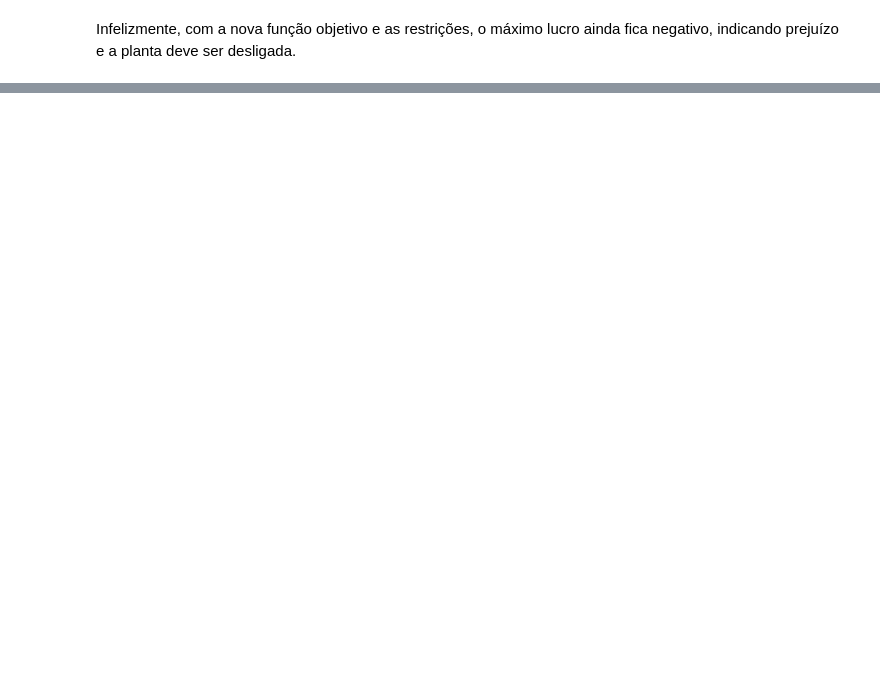
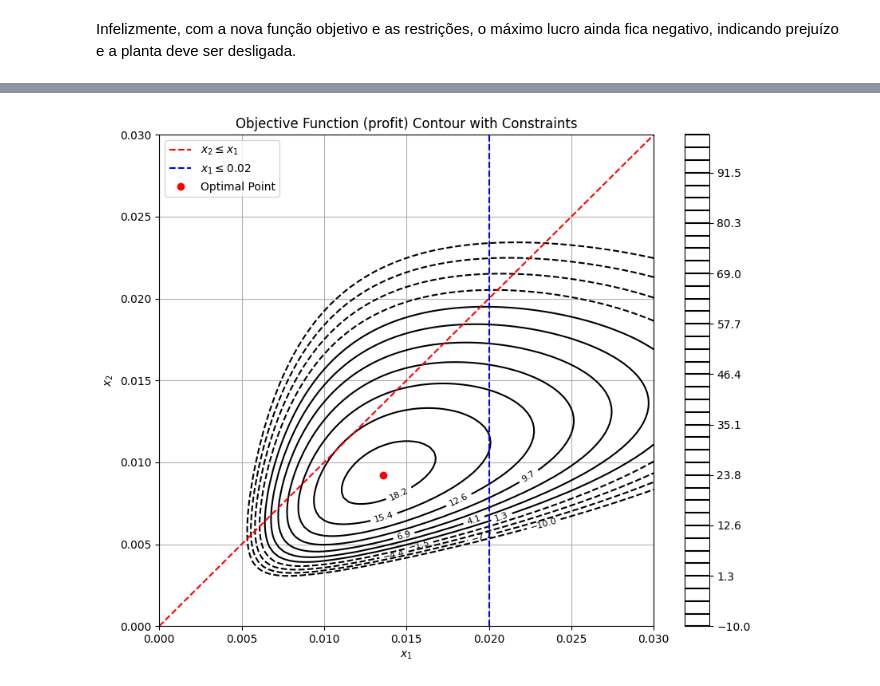
Before and after one commit to davibelo/EQE855_Lista_Exercicio, a Jupyter notebook: resposta4.ipynb, the cells around one changed output, grey strips where cells are left out. Saved outputs shown, nothing was run; the diff lists cells and outputs as text; code cells hidden in the pictures; blank space fills up the shorter version.

```diff
--- a/resposta4.ipynb
+++ b/resposta4.ipynb
@@ -206,0 +207,41 @@ plt.show()
+# %%
+# Define the objective function for the contour plot
+def objective_contour(x1, x2):
+    a = 129.93
+    b = 0.5
+    c = 4000
+    d = 25
+    return (a - (b / x1) - (c * x2) - (d * (x1 / x2)))
+
+# Create a grid of values for x1 and x2
+x1_vals = np.linspace(1e-6, 0.03, 100)
+x2_vals = np.linspace(1e-6, 0.03, 100)
+X1, X2 = np.meshgrid(x1_vals, x2_vals)
+Z = objective_contour(X1, X2)
+
+# Create the contour plot with a single color and display the values on the contour lines
+plt.figure(figsize=(10, 8))
+contour = plt.contour(X1, X2, Z, np.linspace(-10, 100, 40), colors='black')
+plt.colorbar(contour)
+plt.clabel(contour, inline=True, fontsize=8)  # Show values on the contour lines
+
+# Plot the constraints
+plt.plot(x1_vals, x1_vals, 'r--', label=r'$x_2 \leq x_1$')  # x2 <= x1
+plt.plot([0.02, 0.02], [0, 0.03], 'b--', label=r'$x_1 \leq 0.02$')  # x1 <= 0.02
+
+# Mark the optimal point found
+plt.plot(0.0135720880829745, 0.00921007874660097, 'ro', label='Optimal Point')
+
+# Additional plot settings
+plt.xlim([0, 0.03])
+plt.ylim([0, 0.03])
+plt.xlabel('$x_1$')
+plt.ylabel('$x_2$')
+plt.title('Objective Function (profit) Contour with Constraints')
+plt.legend()
+plt.grid(True)
+
+# Display the plot
+plt.show()
+# %% [output]
+[figure, added]
```
Also changed, not shown: parts of 2 cells of this notebook.
